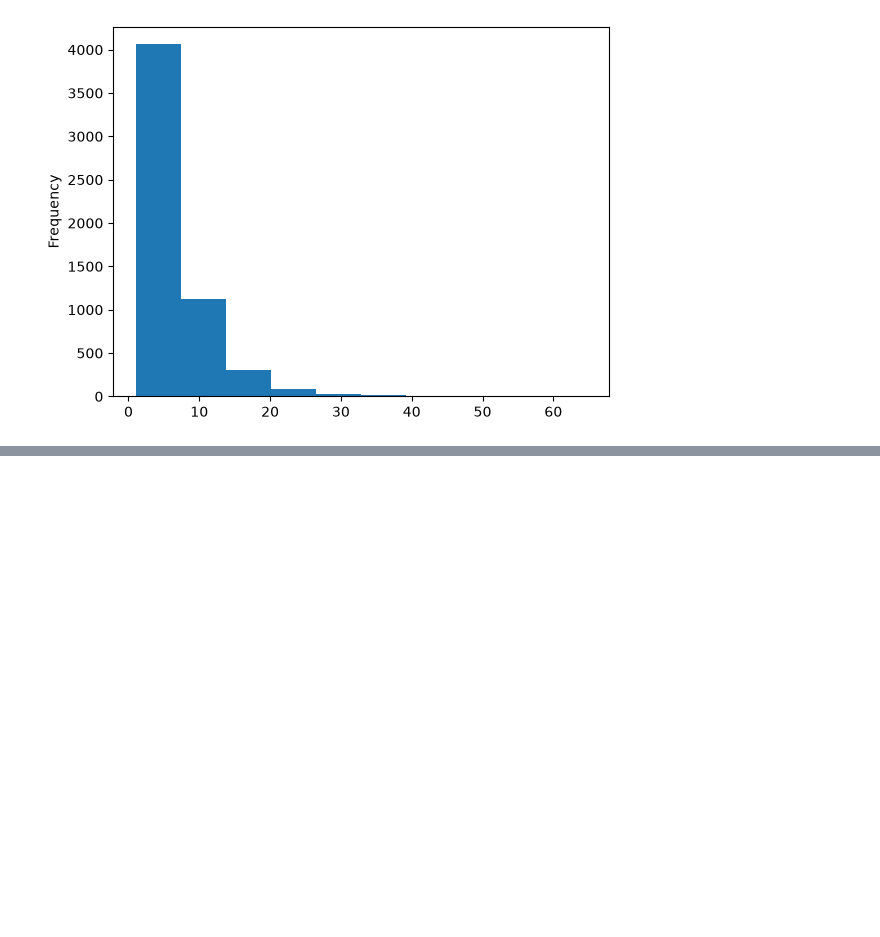
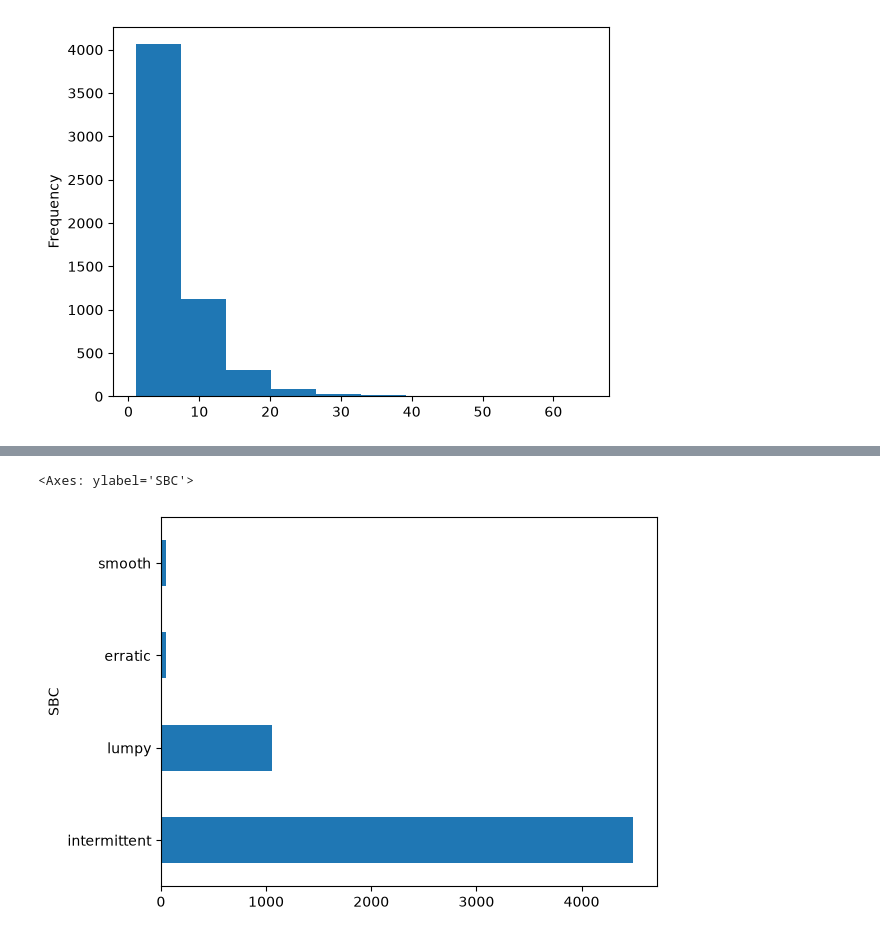
Before and after one commit to Hassan3924/M5-Forecasting, a Jupyter notebook: main.ipynb, the cells around one changed output, grey strips where cells are left out. Saved outputs shown, nothing was run; the diff lists cells and outputs as text; code cells hidden in the pictures; blank space fills up the shorter version.

```diff
--- a/main.ipynb
+++ b/main.ipynb
@@ -698,0 +727,3 @@ adi.plot(kind = "hist")
+# %%
+combined_metrics = pd.concat([cv2, adi], axis = 1, keys = ['cv2', 'adi'])
+combined_metrics
@@ -698,0 +745,18 @@ adi.plot(kind = "hist")
+# %%
+def sbc_class(row):
+    """Syntetos-Boylan-Croston demand classification."""
+    if row['adi'] < 1.32 and row['cv2'] < 0.49:
+        return "smooth"
+    elif row['adi'] >= 1.32 and row['cv2'] < 0.49:
+        return "intermittent"
+    elif row['adi'] < 1.32 and row['cv2'] >= 0.49:
+        return "erratic"
+    else:
+        return "lumpy"
+# %%
+combined_metrics['SBC'] = combined_metrics.apply(sbc_class, axis = 1)
+# %%
+combined_metrics['SBC'].value_counts(sort=True).plot(kind = "barh")
+# %% [output]
+<Axes: ylabel='SBC'>
+[figure, added]
```
Also changed, not shown: parts of 14 cells of this notebook.
